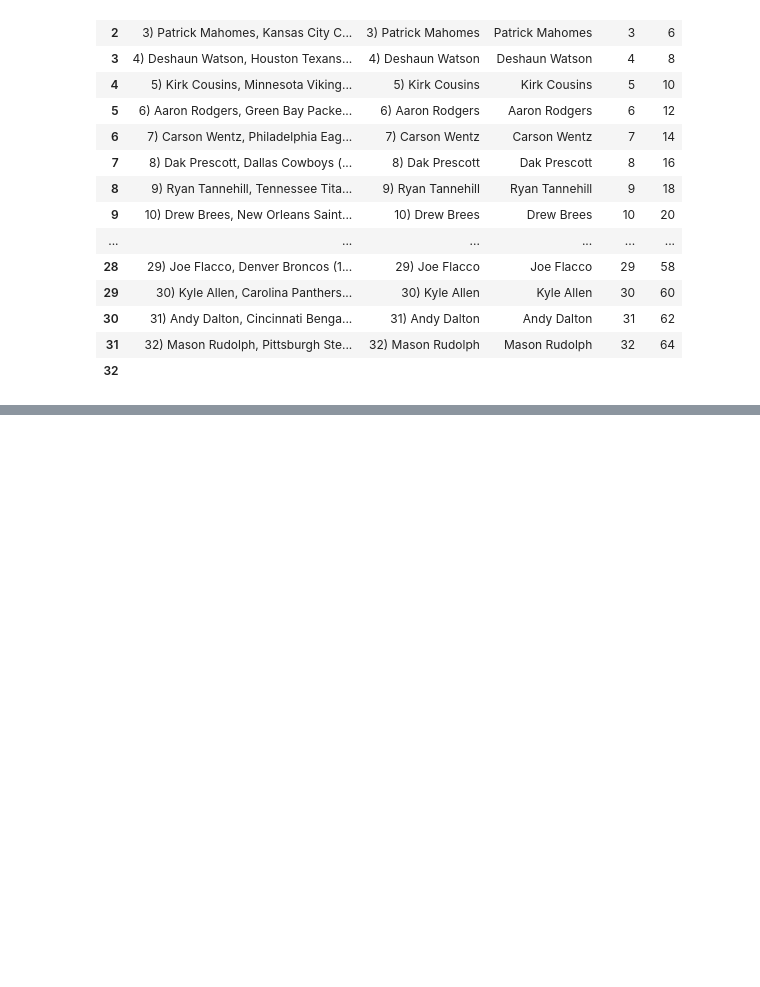
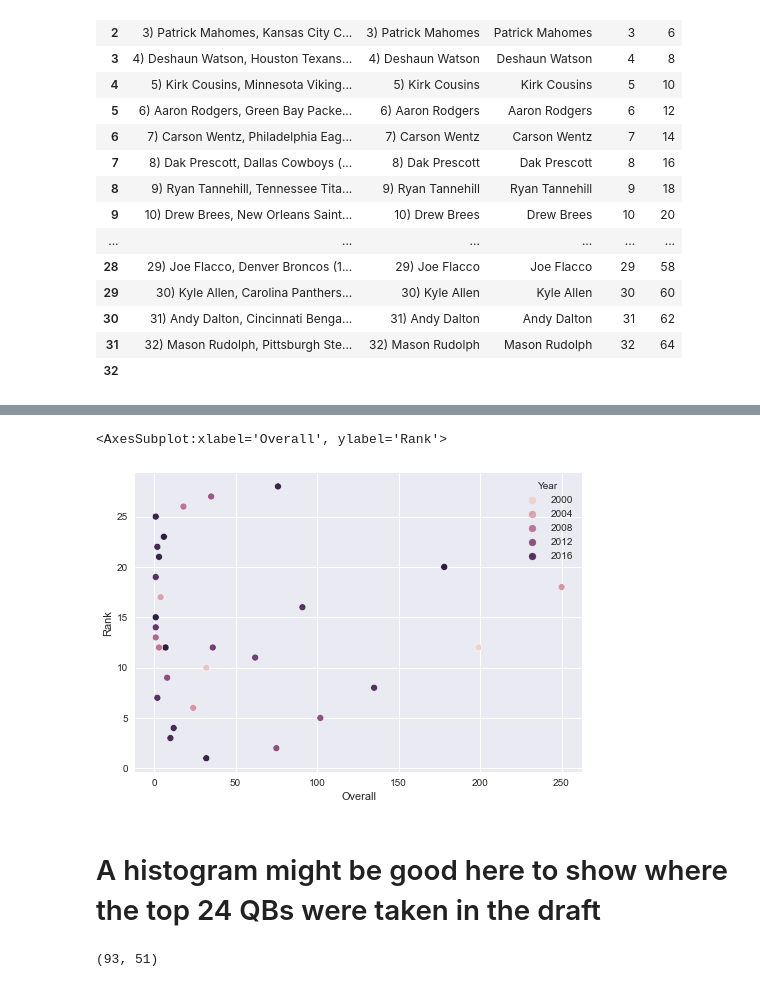
Before and after one commit to User7712/UCDPA_MarkCheesmore, a Jupyter notebook: QB_in_NFL_2019.ipynb, the cells around one changed output, grey strips where cells are left out. Cells and saved outputs as stored; diff of their text form; code cells hidden in the pictures; blank space fills up the shorter version.

Commit message:
Added Draft selection

```diff
--- a/QB_in_NFL_2019.ipynb
+++ b/QB_in_NFL_2019.ipynb
@@ -522,3 +557,6 @@ df
 | 30 | 31) Andy Dalton, Cincinnati Benga... | 31) Andy Dalton | Andy Dalton | 31 | 62 |
 | 31 | 32) Mason Rudolph, Pittsburgh Ste... | 32) Mason Rudolph | Mason Rudolph | 32 | 64 |
 | 32 |  |  |  |  |  |
+# %%
+Where_in_the_Draft = pd.read_csv('/Users/mcheesmore/UCDPA_MarkCheesmore/2000-2021_Draft_Picks.csv')
+print(Where_in_the_Draft.head())
@@ -524,0 +577,2 @@ df
+# %%
+Draft_2019_Actual = df.merge(Where_in_the_Draft, how = 'left', left_on='name', right_on='Name')
@@ -524,0 +599,11 @@ df
+# %%
+sns.scatterplot(y='Rank',x='Overall', data=Draft_2019_Actual, hue='Year')
+# %% [output]
+<AxesSubplot:xlabel='Overall', ylabel='Rank'>
+[figure, added]
+# %% [markdown]
+# A histogram might be good here to show where the top 24 QBs were taken in the draft
+# %%
+Wider_stats.shape
+# %% [output]
+(93, 51)
```
Also changed, not shown: parts of 12 cells of this notebook.
